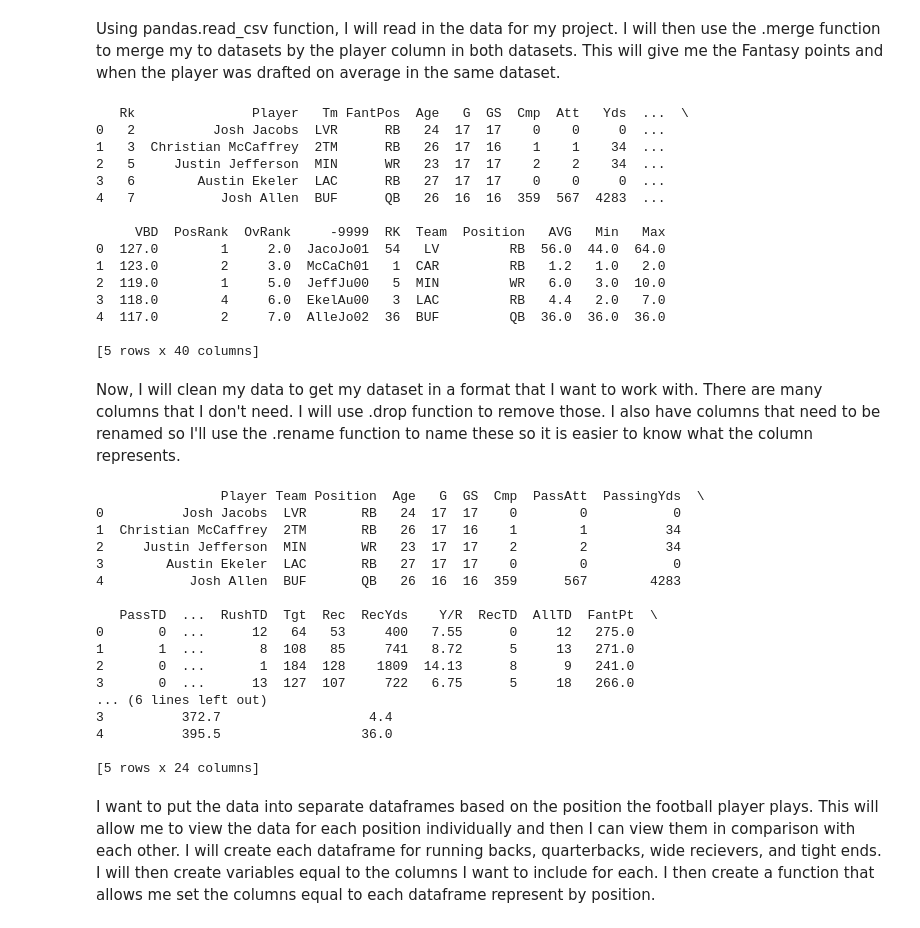
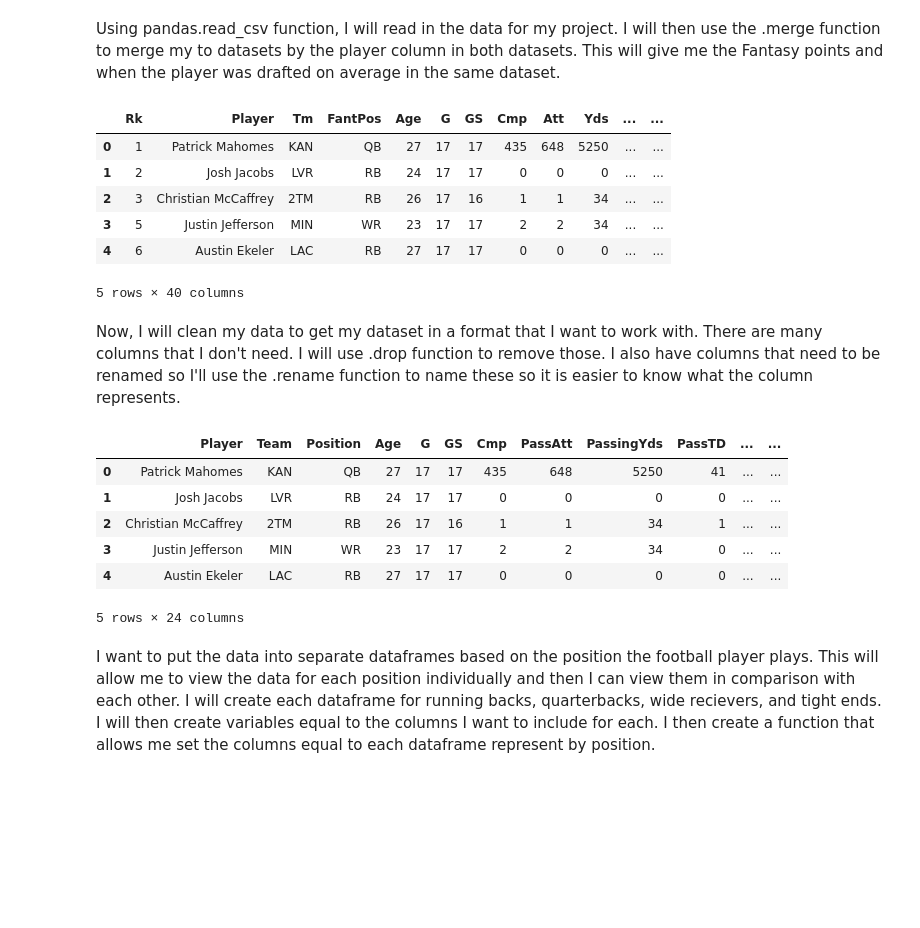
Before and after one commit to nsmith07/fantasyfootballproject, a Jupyter notebook: fantasyfootballanalysisproject.ipynb, the cells around one changed output. Saved outputs shown, nothing was run; the diff lists cells and outputs as text; code cells hidden in the pictures; blank space fills up the shorter version.

```diff
--- a/fantasyfootballanalysisproject.ipynb
+++ b/fantasyfootballanalysisproject.ipynb
@@ -9,48 +9,30 @@ Using pandas.read_csv function, I will read in the data for my project. I will t
 # %%
 df = pd.read_csv('fantasyfootball.csv')
 df_2 = pd.read_csv('fantasyfootballrank.csv')
 final_df = pd.merge(df, df_2, on = "Player", how = "inner")
-print(final_df.head())
+final_df.head()
 # %% [output]
+|  | Rk | Player | Tm | FantPos | Age | G | GS | Cmp | Att | Yds | ... | ... |
+| 0 | 1 | Patrick Mahomes | KAN | QB | 27 | 17 | 17 | 435 | 648 | 5250 | ... | ... |
+| 1 | 2 | Josh Jacobs | LVR | RB | 24 | 17 | 17 | 0 | 0 | 0 | ... | ... |
+| 2 | 3 | Christian McCaffrey | 2TM | RB | 26 | 17 | 16 | 1 | 1 | 34 | ... | ... |
+| 3 | 5 | Justin Jefferson | MIN | WR | 23 | 17 | 17 | 2 | 2 | 34 | ... | ... |
+| 4 | 6 | Austin Ekeler | LAC | RB | 27 | 17 | 17 | 0 | 0 | 0 | ... | ... |
-   Rk               Player   Tm FantPos  Age   G  GS  Cmp  Att   Yds  ...  \
-0   2          Josh Jacobs  LVR      RB   24  17  17    0    0     0  ...
-1   3  Christian McCaffrey  2TM      RB   26  17  16    1    1    34  ...
-2   5     Justin Jefferson  MIN      WR   23  17  17    2    2    34  ...
-3   6        Austin Ekeler  LAC      RB   27  17  17    0    0     0  ...
-4   7           Josh Allen  BUF      QB   26  16  16  359  567  4283  ...
-
-     VBD  PosRank  OvRank     -9999  RK  Team  Position   AVG   Min   Max
-0  127.0        1     2.0  JacoJo01  54   LV         RB  56.0  44.0  64.0
-1  123.0        2     3.0  McCaCh01   1  CAR         RB   1.2   1.0   2.0
-2  119.0        1     5.0  JeffJu00   5  MIN         WR   6.0   3.0  10.0
-3  118.0        4     6.0  EkelAu00   3  LAC         RB   4.4   2.0   7.0
-4  117.0        2     7.0  AlleJo02  36  BUF         QB  36.0  36.0  36.0
-
-[5 rows x 40 columns]
+5 rows × 40 columns
 # %% [markdown]
 Now, I will clean my data to get my dataset in a format that I want to work with. There are many columns that I don't need. I will use .drop function to remove those. I also have columns that need to be renamed so I'll use the .rename function to name these so it is easier to know what the column represents.
 # %%
 final_df = final_df.drop(['Fmb','FL','2PM' ,'2PP', 'DKPt' , 'FDPt' , 'VBD' , 'PosRank' , 'OvRank' , '-9999', 'Team' , 'Position', 'Min' , 'Max','Rk', 'RK', ], axis=1)
 final_df = final_df.rename(columns={'Tm': 'Team', 'FantPos': 'Position', 'Yds': 'PassingYds','TD.3': 'AllTD', 'Att': 'PassAtt', 'Yds.2': 'RecYds', 'TD.2': 'RecTD','TD.1':'RushTD','TD':'PassTD','Att.1': 'RushAtt', 'Yd.1':'RushYds','PPR': 'FantasyPoints', 'AVG': 'AverageDraftPosition','Yds.1': 'RushYds'})
-print(final_df.head())
+final_df.head()
 # %% [output]
+|  | Player | Team | Position | Age | G | GS | Cmp | PassAtt | PassingYds | PassTD | ... | ... |
+| 0 | Patrick Mahomes | KAN | QB | 27 | 17 | 17 | 435 | 648 | 5250 | 41 | ... | ... |
+| 1 | Josh Jacobs | LVR | RB | 24 | 17 | 17 | 0 | 0 | 0 | 0 | ... | ... |
+| 2 | Christian McCaffrey | 2TM | RB | 26 | 17 | 16 | 1 | 1 | 34 | 1 | ... | ... |
+| 3 | Justin Jefferson | MIN | WR | 23 | 17 | 17 | 2 | 2 | 34 | 0 | ... | ... |
+| 4 | Austin Ekeler | LAC | RB | 27 | 17 | 17 | 0 | 0 | 0 | 0 | ... | ... |
-                Player Team Position  Age   G  GS  Cmp  PassAtt  PassingYds  \
-0          Josh Jacobs  LVR       RB   24  17  17    0        0           0
-1  Christian McCaffrey  2TM       RB   26  17  16    1        1          34
-2     Justin Jefferson  MIN       WR   23  17  17    2        2          34
-3        Austin Ekeler  LAC       RB   27  17  17    0        0           0
-4           Josh Allen  BUF       QB   26  16  16  359      567        4283
-
-   PassTD  ...  RushTD  Tgt  Rec  RecYds    Y/R  RecTD  AllTD  FantPt  \
-0       0  ...      12   64   53     400   7.55      0     12   275.0
-1       1  ...       8  108   85     741   8.72      5     13   271.0
-2       0  ...       1  184  128    1809  14.13      8      9   241.0
-3       0  ...      13  127  107     722   6.75      5     18   266.0
-... (6 lines left out)
-3          372.7                   4.4
-4          395.5                  36.0
-
-[5 rows x 24 columns]
+5 rows × 24 columns
 # %% [markdown]
 I want to put the data into separate dataframes based on the position the football player plays. This will allow me to view the data for each position individually and then I can view them in comparison with each other. I will create each dataframe for running backs, quarterbacks, wide recievers, and tight ends. I will then create variables equal to the columns I want to include for each. I then create a function that allows me set the columns equal to each dataframe represent by position.
 # %%
```
Also changed, not shown: parts of 13 cells of this notebook, 1 other file.
